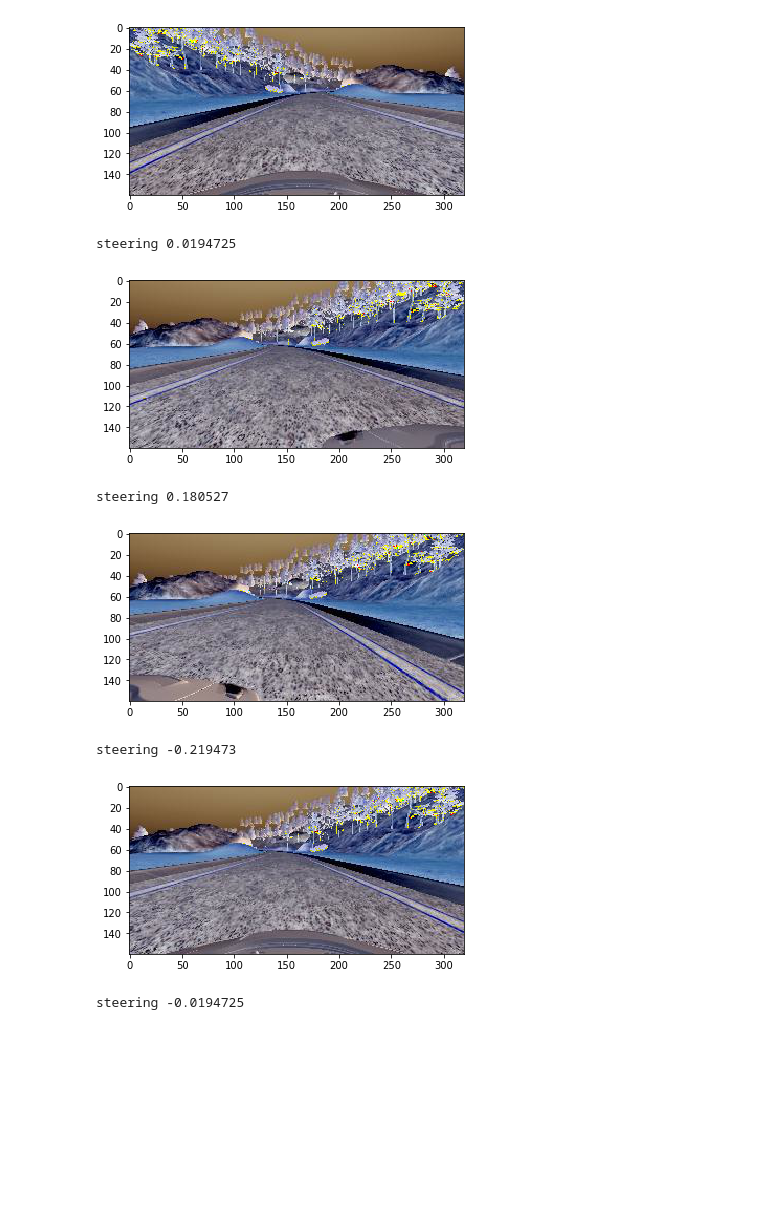
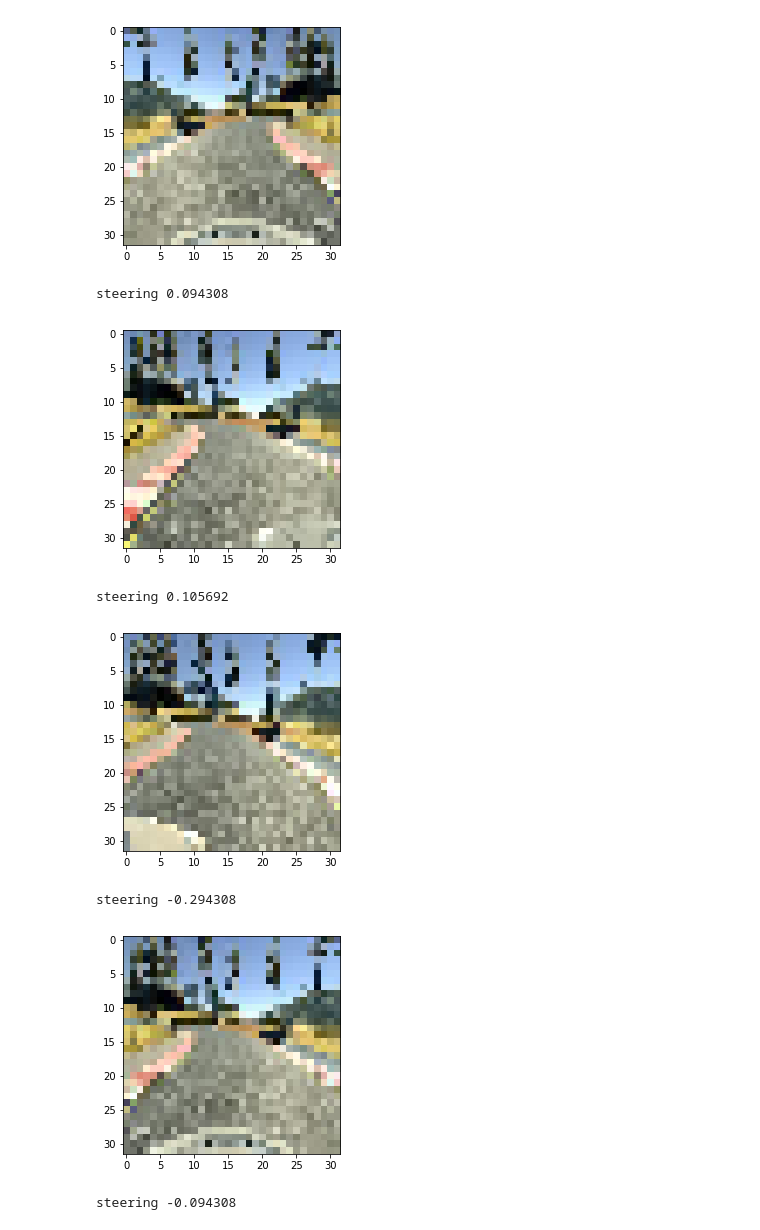
Before and after one commit to grodowski/CarND-Behavioral-Cloning-P3, a Jupyter notebook: Behavioral Cloning - Build and train the model.ipynb, the cells around one changed output. Saved outputs shown, nothing was run; the diff lists cells and outputs as text; code cells hidden in the pictures; blank space fills up the shorter version.

Commit message:
successfull lap after adding one conv2d and resize to 32x32

```diff
--- a/Behavioral Cloning - Build and train the model.ipynb
+++ b/Behavioral Cloning - Build and train the model.ipynb
@@ -26,6 +29,6 @@ plt.show()
 # %%
 # load data for X and y
-with open('data/driving_log.csv') as f_csv:
+with open('data3/driving_log.csv') as f_csv:
     telemetry = [l for l in csv.reader(f_csv)]
 
 # drop csv headers that may exist
@@ -38,8 +41,9 @@ steering_angle_idx = 3
 
 def read_image_rgb(impath):
     _, filename = path.split(impath)
-    tmp = cv2.imread('data/IMG/{}'.format(filename))
+    tmp = cv2.imread('data3/IMG/{}'.format(filename))
     tmp = cv2.cvtColor(tmp, cv2.COLOR_BGR2RGB)
+    tmp = cv2.resize(tmp, (32,32))
     return np.array(tmp)
 # %%
 # plot a distribution of steering angles
@@ -66,8 +70,8 @@ def prune(dataset, perc_drop=.5, max_epsilon=.05):
     mask = np.array(mask, dtype=bool)
     return dataset[mask]
 
-p1_telemetry = prune(telemetry, perc_drop=.6, max_epsilon=.01)
-p2_telemetry = prune(p1_telemetry, perc_drop=.1, max_epsilon=0.1)
+p2_telemetry = prune(telemetry, perc_drop=.5, max_epsilon=.02)
+# p2_telemetry = prune(p1_telemetry, perc_drop=.1, max_epsilon=0.1) that was not needed
 
 # plot a distribution
 y_pruned = p2_telemetry[:,steering_angle_idx].astype(np.float32)
@@ -129,22 +133,22 @@ def generator(samples, batch_size=32, augment=False):
 # %%
 # test generator and preprocessing
 test_gen_data = train_samples[890:891]
 test_gen = generator(test_gen_data, batch_size=1, augment=True)
 
 x_data, y_data = next(test_gen)
 for (x, y) in zip(x_data, y_data):
-    plt.imshow(x)
+    plt.imshow(toimage(x))
     plt.show()
     print('steering', y)
 # %% [output]
-[figure, old version]
+[figure, new version]
-steering 0.0194725
+steering 0.094308
-[figure, old version]
+[figure, new version]
-steering 0.180527
+steering 0.105692
-[figure, old version]
+[figure, new version]
-steering -0.219473
+steering -0.294308
-[figure, old version]
+[figure, new version]
-steering -0.0194725
+steering -0.094308
 # %%
 # train the model
 from keras.models import Sequential
```
Also changed, not shown: parts of 6 cells of this notebook.
